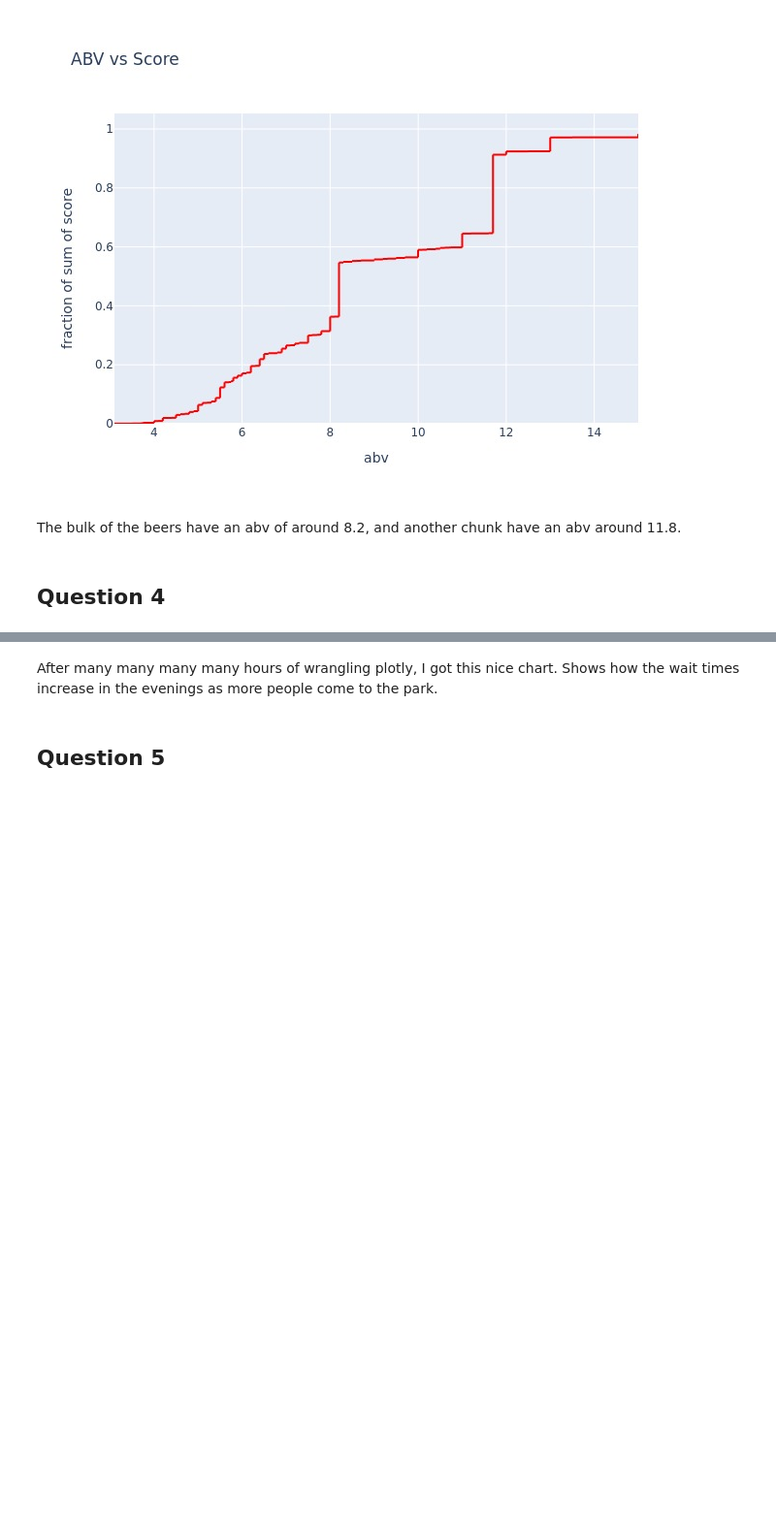
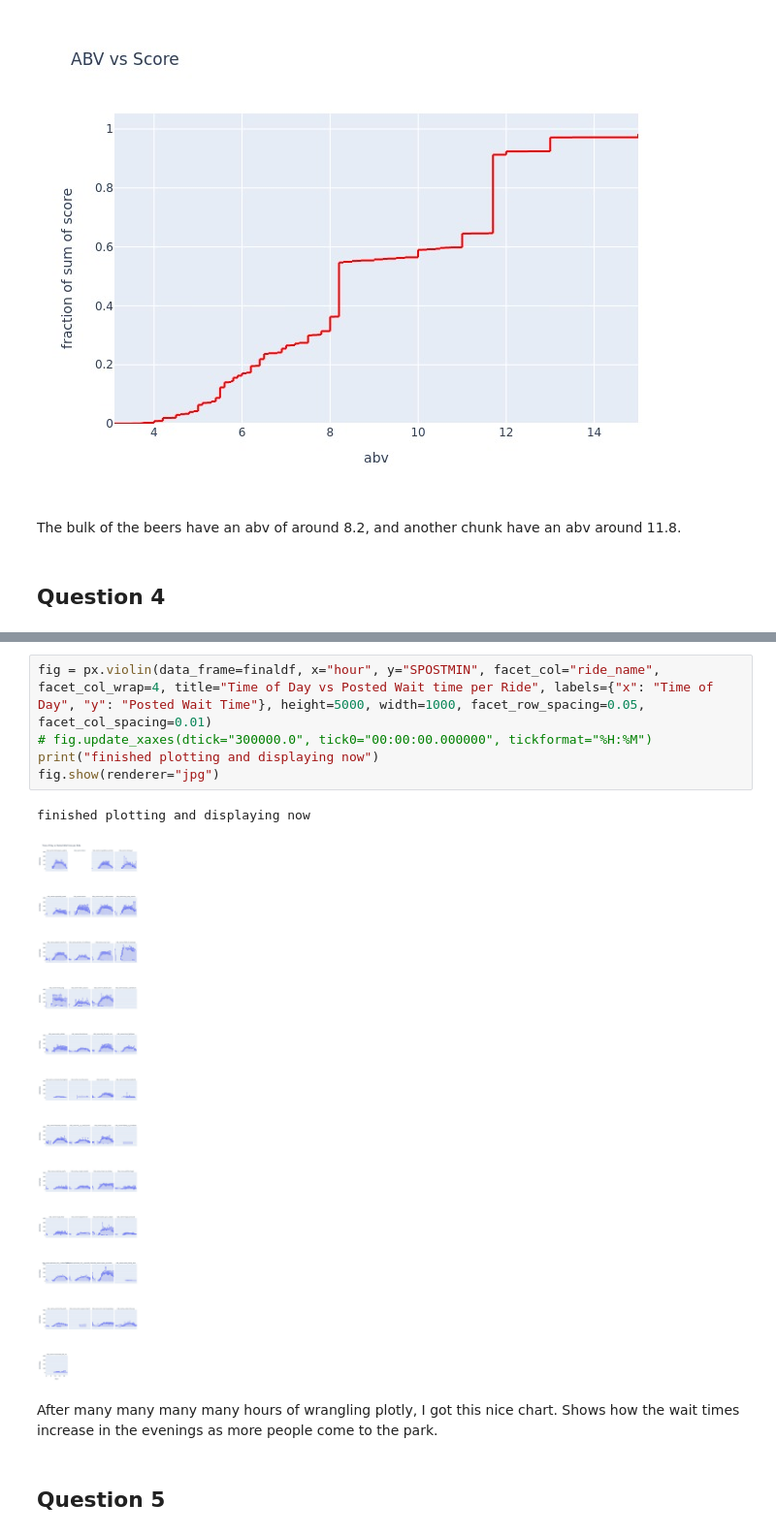
Before and after one commit to dwijenchawra/tdm202, a Jupyter notebook: project9/dwijen-chawra-project9.ipynb, the cells around one changed output, grey strips where cells are left out. Shown: that part at 97% size. Saved outputs shown, nothing was run; the diff lists cells and outputs as text; blank space fills up the shorter version.

```diff
--- a/project9/dwijen-chawra-project9.ipynb
+++ b/project9/dwijen-chawra-project9.ipynb
@@ -240,3 +237,11 @@ See the caveats in the documentation: https://pandas.pydata.org/pandas-docs/stab
+# %%
+fig = px.violin(data_frame=finaldf, x="hour", y="SPOSTMIN", facet_col="ride_name", facet_col_wrap=4, title="Time of Day vs Posted Wait time per Ride", labels={"x": "Time of Day", "y": "Posted Wait Time"}, height=5000, width=1000, facet_row_spacing=0.05, facet_col_spacing=0.01)
+# fig.update_xaxes(dtick="300000.0", tick0="00:00:00.000000", tickformat="%H:%M")
+print("finished plotting and displaying now")
+fig.show(renderer="jpg")
+# %% [output]
+finished plotting and displaying now
+[figure, added]
 # %% [markdown]
 After many many many many hours of wrangling plotly, I got this nice chart. Shows how the wait times increase in the evenings as more people come to the park.
 # %% [markdown]
```
Also changed, not shown: parts of 1 cell of this notebook.
